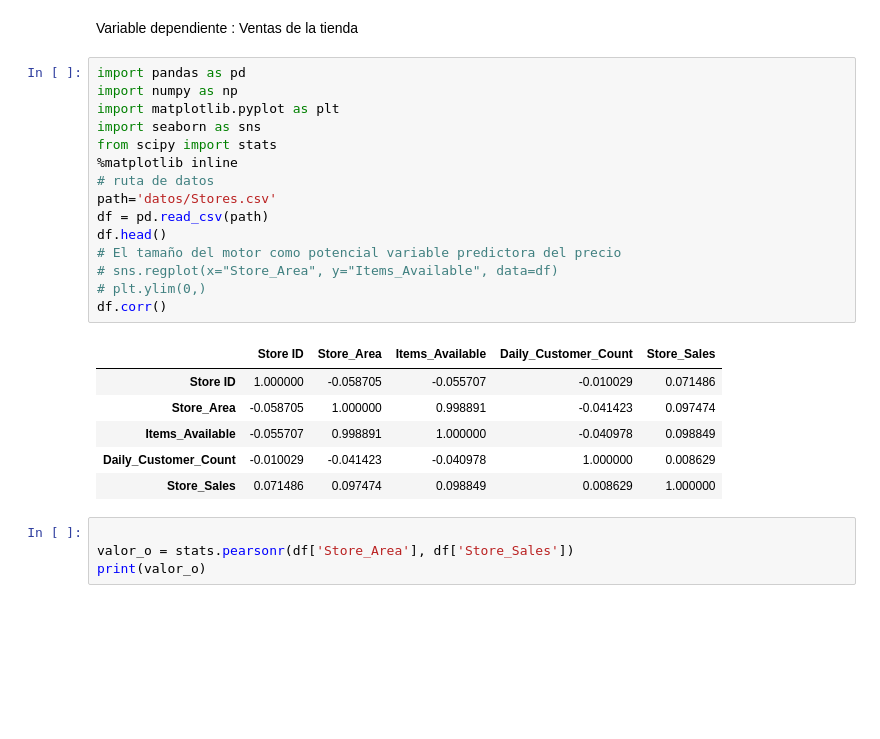
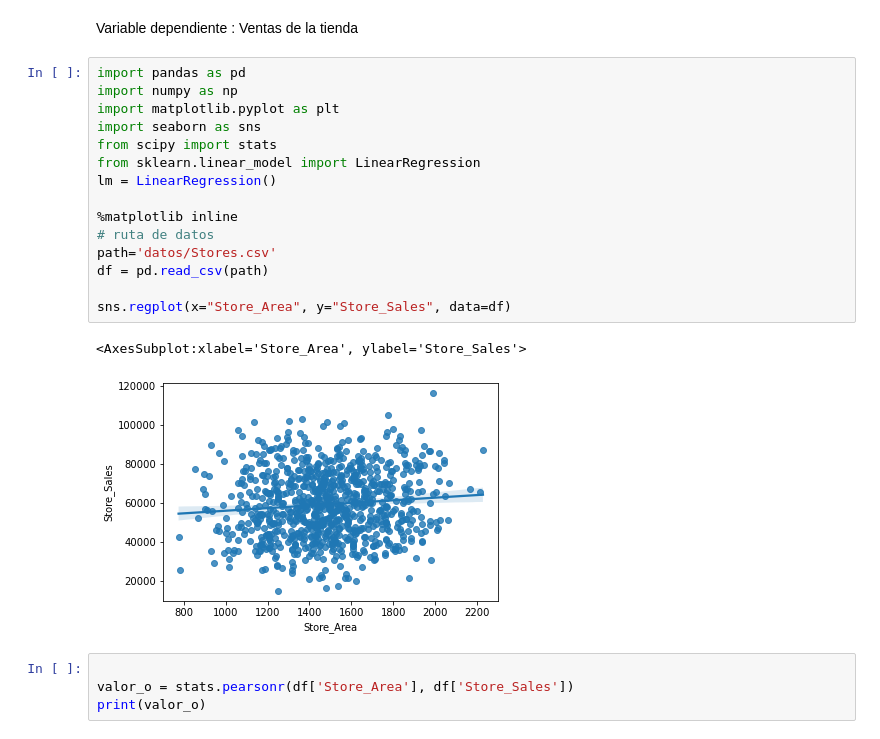
Before and after one commit to Vania-Espinoza/Tarea4-Python, a Jupyter notebook: Tarea4-Python-main/tarea4.ipynb, the cells around one changed output. Saved outputs shown, nothing was run; the diff lists cells and outputs as text; blank space fills up the shorter version.

```diff
--- a/Tarea4-Python-main/tarea4.ipynb
+++ b/Tarea4-Python-main/tarea4.ipynb
@@ -5,25 +5,21 @@ Variable dependiente : Ventas de la tienda
 # %%
 import pandas as pd
 import numpy as np
 import matplotlib.pyplot as plt
 import seaborn as sns
 from scipy import stats
+from sklearn.linear_model import LinearRegression
+lm = LinearRegression()
+
 %matplotlib inline
 # ruta de datos
 path='datos/Stores.csv'
 df = pd.read_csv(path)
-df.head()
-# El tamaño del motor como potencial variable predictora del precio
-# sns.regplot(x="Store_Area", y="Items_Available", data=df)
-# plt.ylim(0,)
-df.corr()
+
+sns.regplot(x="Store_Area", y="Store_Sales", data=df)
 # %% [output]
-|  | Store ID | Store_Area | Items_Available | Daily_Customer_Count | Store_Sales |
-| Store ID | 1.000000 | -0.058705 | -0.055707 | -0.010029 | 0.071486 |
-| Store_Area | -0.058705 | 1.000000 | 0.998891 | -0.041423 | 0.097474 |
-| Items_Available | -0.055707 | 0.998891 | 1.000000 | -0.040978 | 0.098849 |
-| Daily_Customer_Count | -0.010029 | -0.041423 | -0.040978 | 1.000000 | 0.008629 |
-| Store_Sales | 0.071486 | 0.097474 | 0.098849 | 0.008629 | 1.000000 |
+<AxesSubplot:xlabel='Store_Area', ylabel='Store_Sales'>
+[figure, added]
 # %%
 
 valor_o = stats.pearsonr(df['Store_Area'], df['Store_Sales'])
```
Also changed, not shown: parts of 4 cells of this notebook.
